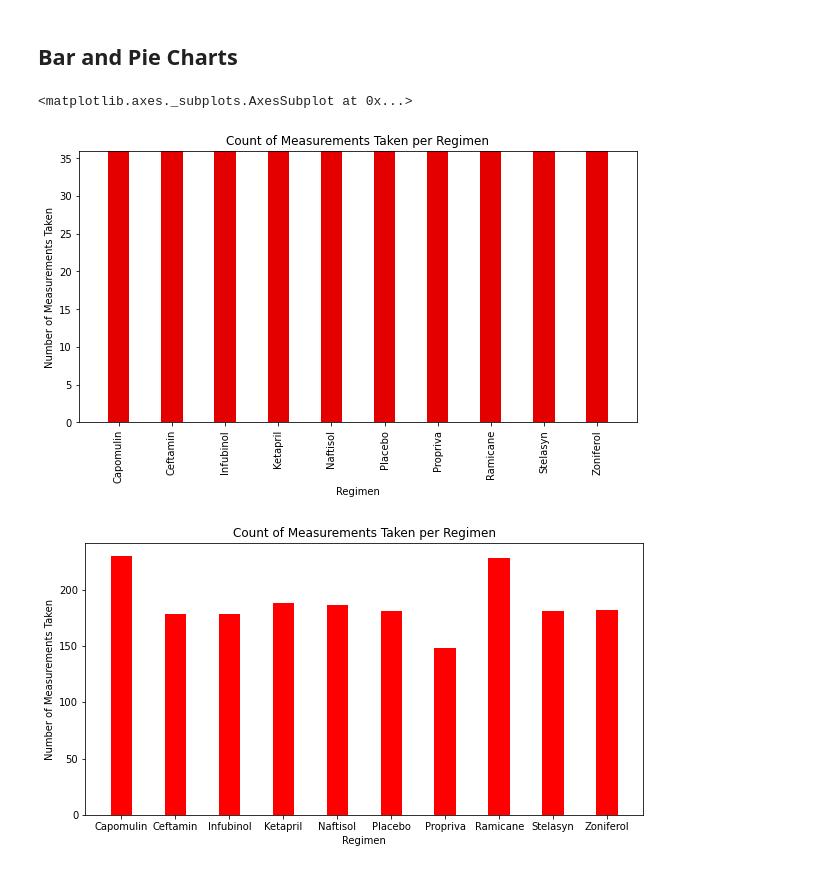
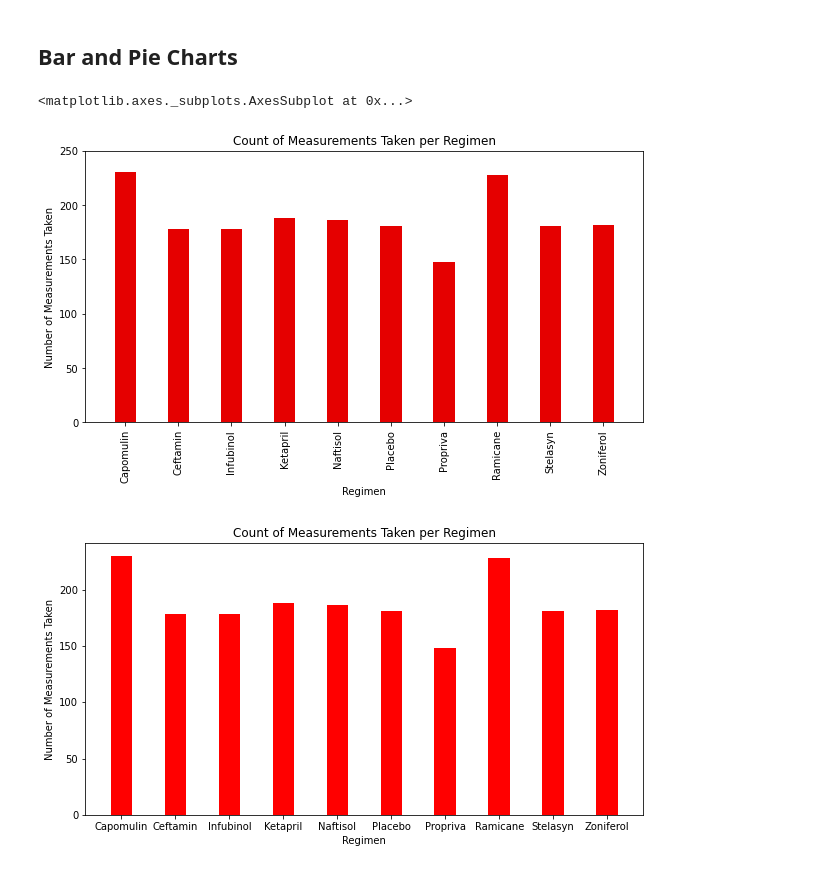
Before and after one commit to reyno255/matplotlib-challenge, a Jupyter notebook: main.ipynb, the cells around one changed output. Drawn from its saved outputs; the diff is of its cells as text; code cells hidden in the pictures.

```diff
--- a/main.ipynb
+++ b/main.ipynb
@@ -160,21 +160,21 @@ df_grouped['Tumor Volume (mm3)'].agg(['mean','median','var','std','sem'])
 # %%
 # Generate a bar plot showing the total number of measurements taken on each drug regimen using pandas.
 cmap = ListedColormap(['#e50000'])
 grouped_count_byRegimen = grouped_clean['Mouse ID'].count()
 fig = plt.figure(figsize = (10, 5))
 count_gph = grouped_count_byRegimen.plot.bar(x=0,y=1,colormap=cmap,width=.4)
 
 count_gph.set_xlabel('Regimen')
 count_gph.set_ylabel('Number of Measurements Taken')
 count_gph.set_title('Count of Measurements Taken per Regimen')
 
-count_gph.set_ylim(0,36)
+count_gph.set_ylim(0,250)
 count_gph.set_xlim(-.75,9.75)
 
 count_gph
 # %% [output]
 <matplotlib.axes._subplots.AxesSubplot at 0x...>
-[figure, old version]
+[figure, new version]
 # %%
 # Generate a bar plot showing the total number of measurements taken on each drug regimen using pyplot.
 
```
Also changed, not shown: parts of 1 cell of this notebook, 2 other files.
